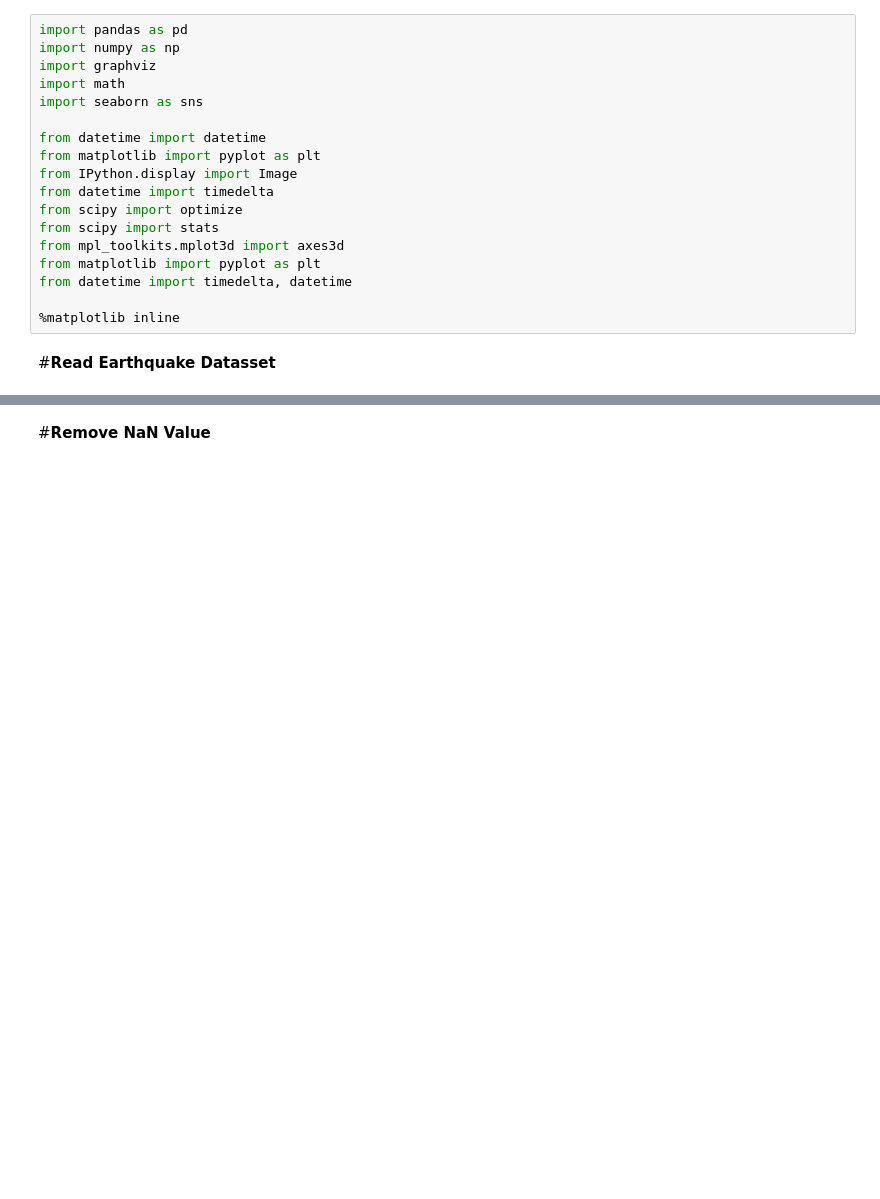
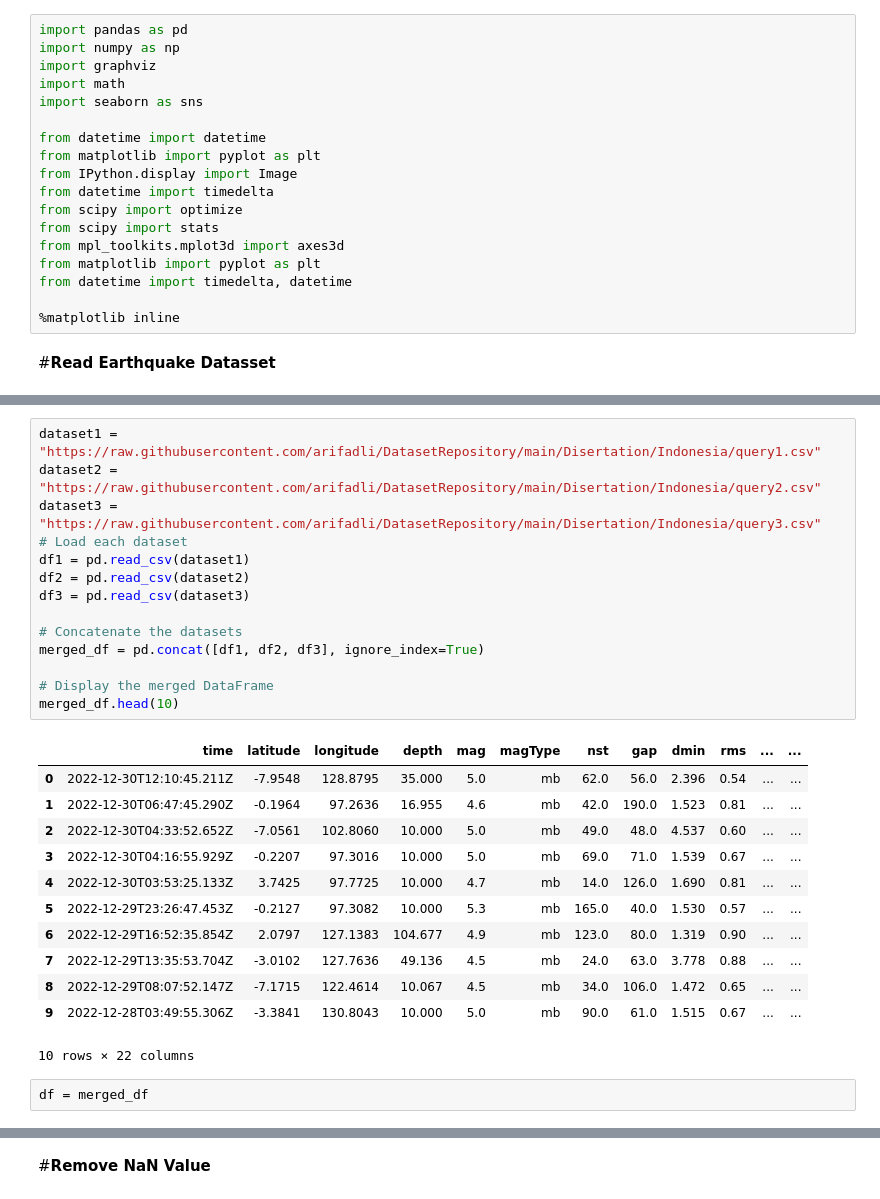
Before and after one commit to arifadli/Earthquake-Data-Preprocessing, a Jupyter notebook: Remove_Duplicate_NaN_Null_Indonesia.ipynb, the cells around one changed output, grey strips where cells are left out. Saved outputs shown, nothing was run; the diff lists cells and outputs as text; blank space fills up the shorter version.

```diff
--- a/Remove_Duplicate_NaN_Null_Indonesia.ipynb
+++ b/Remove_Duplicate_NaN_Null_Indonesia.ipynb
@@ -44,0 +23,29 @@ df.head(5)
+# %%
+dataset1 = "https://raw.githubusercontent.com/arifadli/DatasetRepository/main/Disertation/Indonesia/query1.csv"
+dataset2 = "https://raw.githubusercontent.com/arifadli/DatasetRepository/main/Disertation/Indonesia/query2.csv"
+dataset3 = "https://raw.githubusercontent.com/arifadli/DatasetRepository/main/Disertation/Indonesia/query3.csv"
+# Load each dataset
+df1 = pd.read_csv(dataset1)
+df2 = pd.read_csv(dataset2)
+df3 = pd.read_csv(dataset3)
+
+# Concatenate the datasets
+merged_df = pd.concat([df1, df2, df3], ignore_index=True)
+
+# Display the merged DataFrame
+merged_df.head(10)
+# %% [output]
+|  | time | latitude | longitude | depth | mag | magType | nst | gap | dmin | rms | ... | ... |
+| 0 | 2022-12-30T12:10:45.211Z | -7.9548 | 128.8795 | 35.000 | 5.0 | mb | 62.0 | 56.0 | 2.396 | 0.54 | ... | ... |
+| 1 | 2022-12-30T06:47:45.290Z | -0.1964 | 97.2636 | 16.955 | 4.6 | mb | 42.0 | 190.0 | 1.523 | 0.81 | ... | ... |
+| 2 | 2022-12-30T04:33:52.652Z | -7.0561 | 102.8060 | 10.000 | 5.0 | mb | 49.0 | 48.0 | 4.537 | 0.60 | ... | ... |
+| 3 | 2022-12-30T04:16:55.929Z | -0.2207 | 97.3016 | 10.000 | 5.0 | mb | 69.0 | 71.0 | 1.539 | 0.67 | ... | ... |
+| 4 | 2022-12-30T03:53:25.133Z | 3.7425 | 97.7725 | 10.000 | 4.7 | mb | 14.0 | 126.0 | 1.690 | 0.81 | ... | ... |
+| 5 | 2022-12-29T23:26:47.453Z | -0.2127 | 97.3082 | 10.000 | 5.3 | mb | 165.0 | 40.0 | 1.530 | 0.57 | ... | ... |
+| 6 | 2022-12-29T16:52:35.854Z | 2.0797 | 127.1383 | 104.677 | 4.9 | mb | 123.0 | 80.0 | 1.319 | 0.90 | ... | ... |
+| 7 | 2022-12-29T13:35:53.704Z | -3.0102 | 127.7636 | 49.136 | 4.5 | mb | 24.0 | 63.0 | 3.778 | 0.88 | ... | ... |
+| 8 | 2022-12-29T08:07:52.147Z | -7.1715 | 122.4614 | 10.067 | 4.5 | mb | 34.0 | 106.0 | 1.472 | 0.65 | ... | ... |
+| 9 | 2022-12-28T03:49:55.306Z | -3.3841 | 130.8043 | 10.000 | 5.0 | mb | 90.0 | 61.0 | 1.515 | 0.67 | ... | ... |
+10 rows × 22 columns
+# %%
+df = merged_df
```
Also changed, not shown: parts of 8 cells of this notebook, 3 other files.
